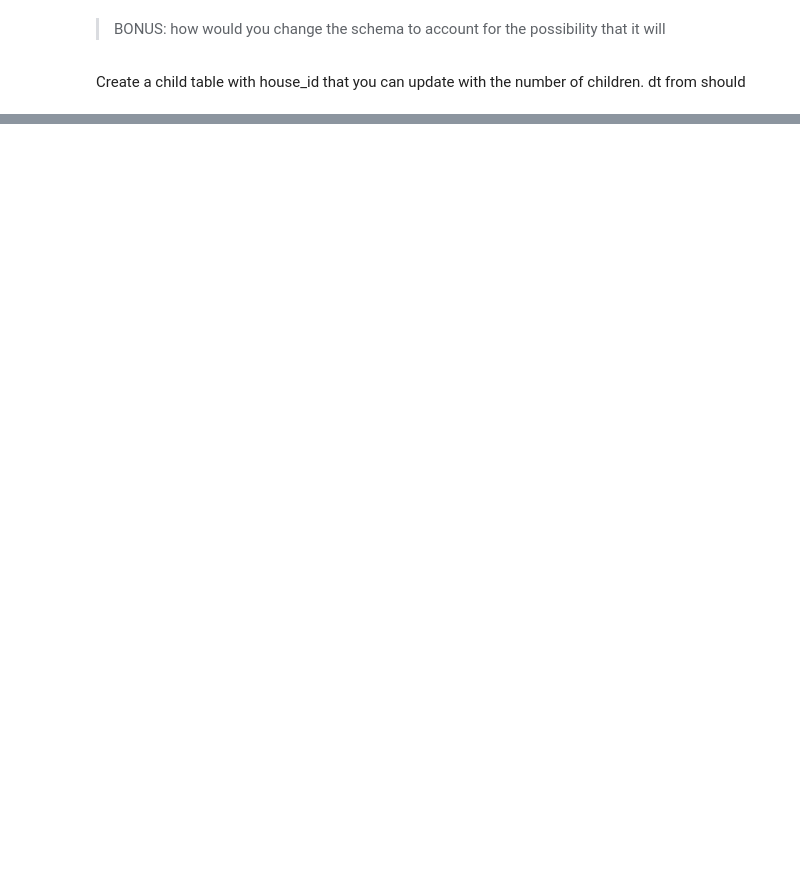
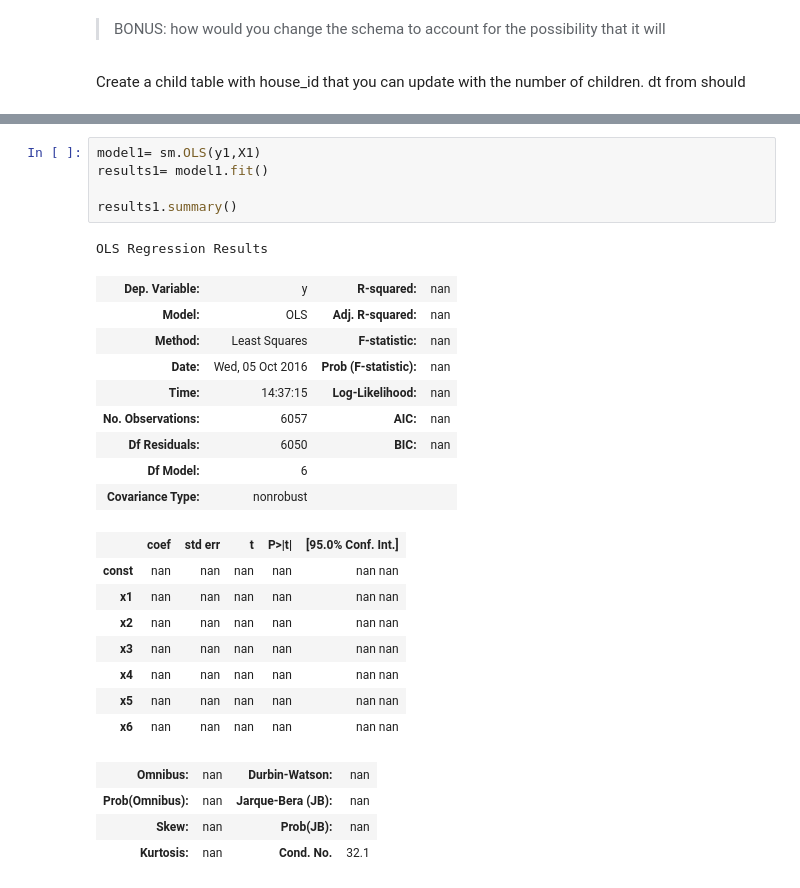
Before and after one commit to jonhilgart22/Galvanize-Statistics, a Jupyter notebook: week6/6-2_MultReg1/DSCI6002-6.2-Lab-Jonathan-Hilgart(Dasha).ipynb, the cells around one changed output, grey strips where cells are left out. Drawn from its saved outputs; the diff is of its cells as text; blank space fills up the shorter version.

```diff
--- a/week6/6-2_MultReg1/DSCI6002-6.2-Lab-Jonathan-Hilgart(Dasha).ipynb
+++ b/week6/6-2_MultReg1/DSCI6002-6.2-Lab-Jonathan-Hilgart(Dasha).ipynb
@@ -405,0 +423,28 @@ Object `will` not found.
+# %%
+model1= sm.OLS(y1,X1)
+results1= model1.fit()
+
+results1.summary()
+# %% [output]
+OLS Regression Results
+| Dep. Variable: | y | R-squared: | nan |
+| Model: | OLS | Adj. R-squared: | nan |
+| Method: | Least Squares | F-statistic: | nan |
+| Date: | Wed, 05 Oct 2016 | Prob (F-statistic): | nan |
+| Time: | 14:37:15 | Log-Likelihood: | nan |
+| No. Observations: | 6057 | AIC: | nan |
+| Df Residuals: | 6050 | BIC: | nan |
+| Df Model: | 6 |  |  |
+| Covariance Type: | nonrobust |  |  |
+|  | coef | std err | t | P>|t| | [95.0% Conf. Int.] |
+| const | nan | nan | nan | nan | nan nan |
+| x1 | nan | nan | nan | nan | nan nan |
+| x2 | nan | nan | nan | nan | nan nan |
+| x3 | nan | nan | nan | nan | nan nan |
+| x4 | nan | nan | nan | nan | nan nan |
+| x5 | nan | nan | nan | nan | nan nan |
+| x6 | nan | nan | nan | nan | nan nan |
+| Omnibus: | nan | Durbin-Watson: | nan |
+| Prob(Omnibus): | nan | Jarque-Bera (JB): | nan |
+| Skew: | nan | Prob(JB): | nan |
+| Kurtosis: | nan | Cond. No. | 32.1 |
```
Also changed, not shown: parts of 4 cells of this notebook, 6 other files.
